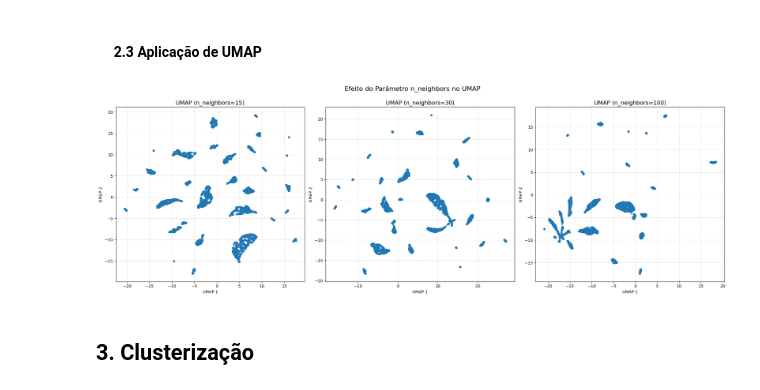
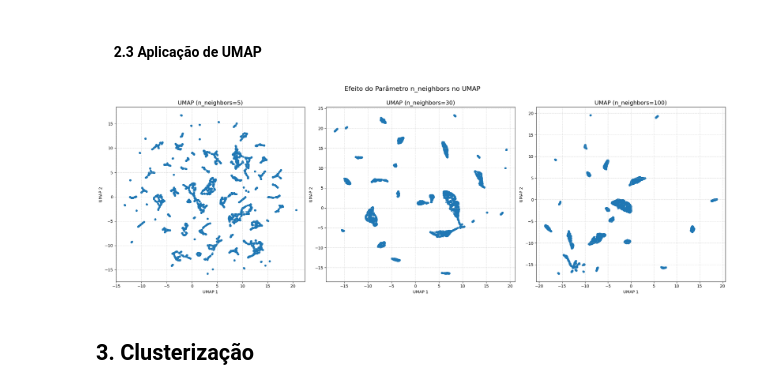
Before and after one commit to DouglaxN/project-unsupervised, a Jupyter notebook: Final/main.ipynb, the cells around one changed output. Cells and saved outputs as stored; diff of their text form; code cells hidden in the pictures.

```diff
--- a/Final/main.ipynb
+++ b/Final/main.ipynb
@@ -263,31 +266,31 @@ plt.show()
 # %% [markdown]
 #### &emsp;  2.3 Aplicação de UMAP
 # %%
-vizinhos = [15, 30, 100]
+vizinhos = [5, 30, 100]
 df_reduc['umap'] = dict()
 
 fig, axes = plt.subplots(1, 3, figsize=(22, 7))
 
 for i, n in enumerate(vizinhos):
     # Aplicando o UMAP
     reducer = umap.UMAP(n_neighbors=n, min_dist=0.1, random_state=42)
     df_umap = reducer.fit_transform(df_scaled)
 
     # Adiciona o resultado ao conjunto de resultados
     df_reduc['umap'][n] = df_umap
 
     # Plotando no subplot correspondente
     scatter = axes[i].scatter(df_umap[:, 0], df_umap[:, 1], alpha=0.6, s=15, cmap='viridis')
     axes[i].set_title(f'UMAP (n_neighbors={n})', fontsize=14)
     axes[i].set_xlabel('UMAP 1')
     axes[i].set_ylabel('UMAP 2')
     axes[i].grid(True, linestyle='--', alpha=0.5)
 
 plt.tight_layout()
 plt.suptitle('Efeito do Parâmetro n_neighbors no UMAP', fontsize=16, y=1.05)
 plt.show()
 # %% [output]
-[figure, old version]
+[figure, new version]
 # %% [markdown]
 ## 3. Clusterização
 # %% [markdown]
```
Also changed, not shown: parts of 8 cells of this notebook.
